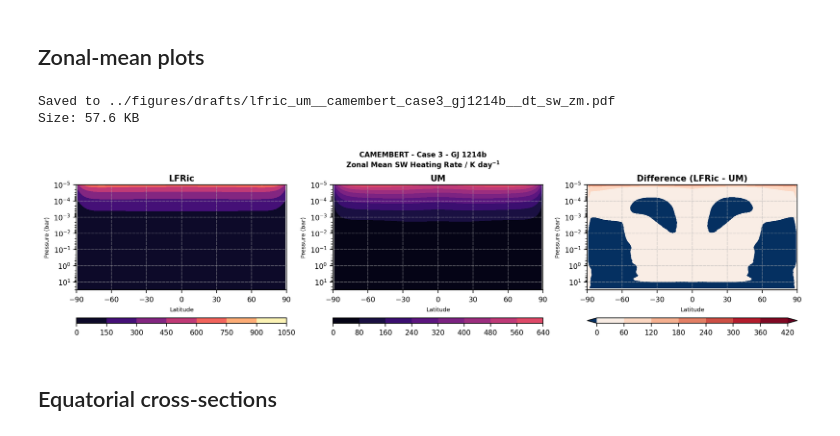
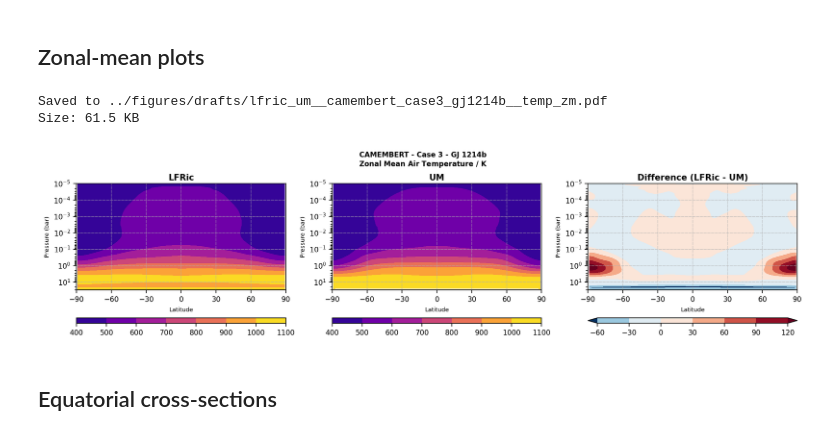
Before and after one commit to dennissergeev/lfric_egp_bench, a Jupyter notebook: src/scripts/Cheesy-Plots.ipynb, the cells around one changed output. Saved outputs shown, nothing was run; the diff lists cells and outputs as text; code cells hidden in the pictures.

Commit message:
update common and cheesy plots

```diff
--- a/src/scripts/Cheesy-Plots.ipynb
+++ b/src/scripts/Cheesy-Plots.ipynb
@@ -25,10 +25,7 @@ iris.FUTURE.date_microseconds = True
 
 plt.rcParams["mathtext.default"] = "regular"
 # %%
-planet = "gj1214b"
-camembert_case = "3"
-
-exp_label = f"camembert_case{camembert_case}_{planet}"
+exp_label = "camembert_case3_gj1214b"
 # %%
 from aeolus.coord import ensure_bounds
 from iris.exceptions import CoordinateNotFoundError as CoNotFound
@@ -116,9 +113,7 @@ ds_all = {}
 
 model_name = "lfric"
 fnames = sorted(
-    (paths.data_work / model_name / "raw" / f"case{camembert_case}" / planet).glob(
-        "lfric_diag_latlon*.nc"
-    )
+    (paths.data_work / model_name / exp_label).glob("lfric_diag_latlon*.nc")
 )[-100:]
 ds_all[model_name] = load_lfric_raw(
     fnames, callback=partial(combi_callback, model_top_height=4e6)
@@ -127,14 +122,7 @@ print(ds_all[model_name])
 print()
 
 model_name = "um"
-fnames = (
-    paths.data_work
-    / model_name
-    / "proc"
-    / f"case{camembert_case}"
-    / planet
-    / "UM-Case3-GJ1214b.nc"
-)
+fnames = paths.data_work / model_name / exp_label / "UM-Case3-GJ1214b.nc"
 ds_all[model_name] = iris.load(fnames)
 print(ds_all[model_name])
 # %% [output]
@@ -207,7 +195,7 @@ ZMDIAGS = {
     ),
 }
 # %%
-diag_key = "dt_sw"
+diag_key = "temp"
 collapse_func = lambda cube: last_n_day_mean(zonal_mean(cube), 1000)  # noqa: E731
 
 fig = plt.figure(figsize=(12, 3), layout="constrained")
@@ -260,36 +248,36 @@ for model_name in MODELS:
     )
     fig.colorbar(cntr, cax=axd[f"cbar_{model_name}"], orientation="horizontal")
 
 
 iris.util.equalise_attributes(two_cubes)
 two_cubes[1].units = two_cubes[0].units
 two_cubes[1].coord("latitude").var_name = "latitude"
 two_cubes[1].coord("latitude").long_name = None
 two_cubes[1].coord("latitude").coord_system = (
     two_cubes[0].coord("latitude").coord_system
 )
 
 diff_cube = two_cubes[0] - two_cubes[1]
 axd["diff"].set_title(f"Difference ({MODELS['lfric'].title} - {MODELS['um'].title})")
 cntr = axd["diff"].contourf(
     diff_cube.coord("latitude").points,
     pres_prof.data,
     diff_cube.data,
     norm=mcol.CenteredNorm(0),
     cmap="RdBu_r",
     extend="both",
 )
 cbar = fig.colorbar(cntr, cax=axd["cbar_diff"], orientation="horizontal")
 
 
 figsave(
     fig,
     paths.drafts / f"{'_'.join(MODELS)}__{exp_label}__{diag_key}_zm",
 )
 # %% [output]
-Saved to ../figures/drafts/lfric_um__camembert_case3_gj1214b__dt_sw_zm.pdf
-Size: 57.6 KB
+Saved to ../figures/drafts/lfric_um__camembert_case3_gj1214b__temp_zm.pdf
+Size: 61.5 KB
-[figure, old version]
+[figure, new version]
 # %% [markdown]
 ## Equatorial cross-sections
 # %%
```
Also changed, not shown: parts of 1 cell of this notebook, 1 other file.
